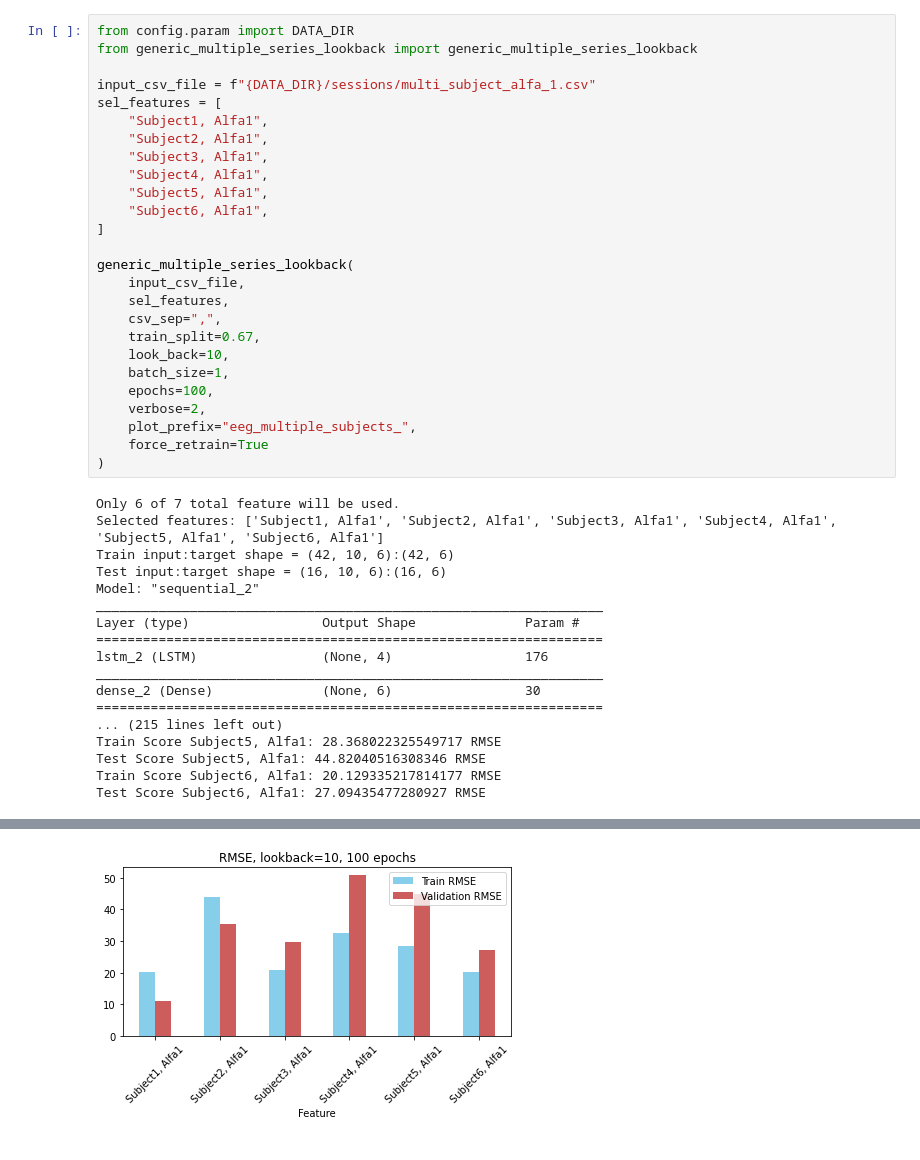
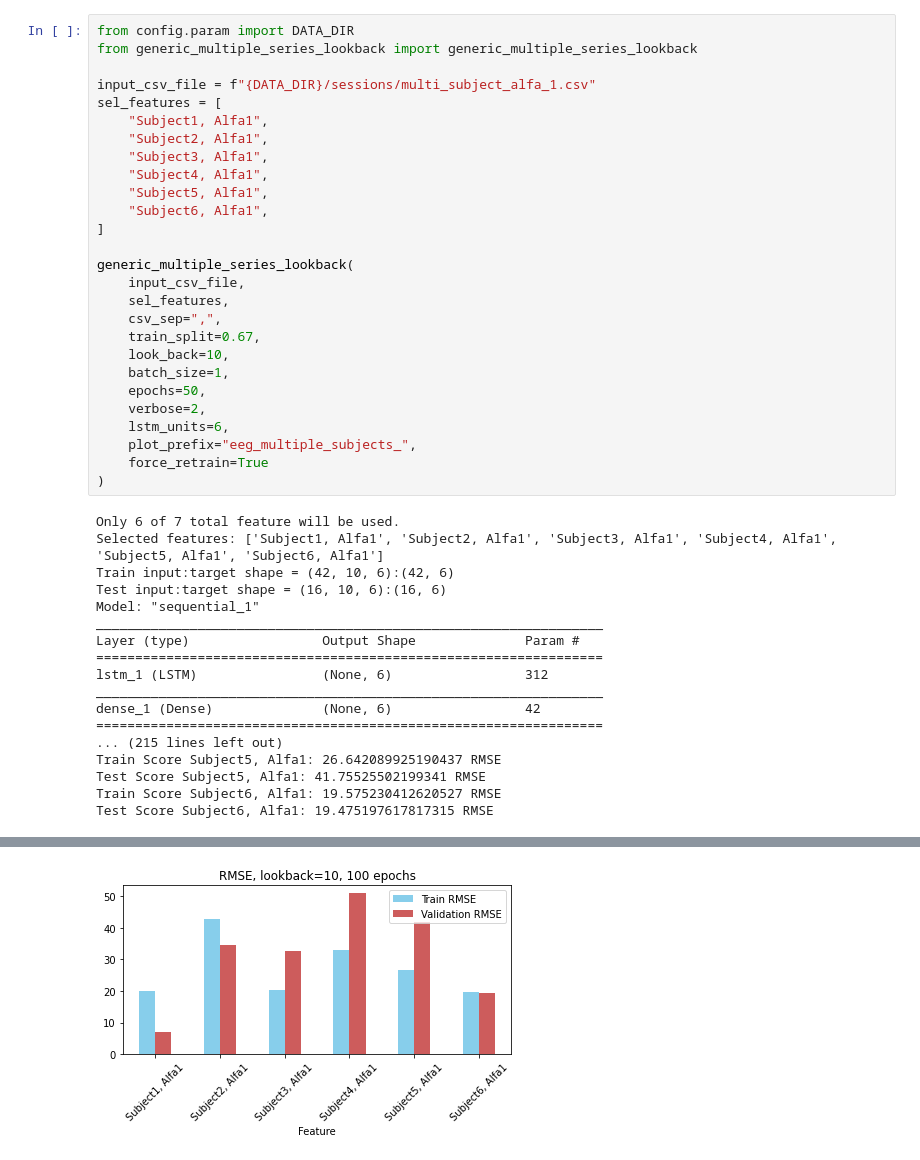
Before and after one commit to ivan-silva/eeg-time-series-prediction, a Jupyter notebook: series_prediction/multiple-series-lookback/testbenches/testbench_1_recursive.ipynb, the cells around one changed output, grey strips where cells are left out. Drawn from its saved outputs; the diff is of its cells as text.

```diff
--- a/series_prediction/multiple-series-lookback/testbenches/testbench_1_recursive.ipynb
+++ b/series_prediction/multiple-series-lookback/testbenches/testbench_1_recursive.ipynb
@@ -19,8 +19,9 @@ generic_multiple_series_lookback(
     train_split=0.67,
     look_back=10,
     batch_size=1,
-    epochs=100,
+    epochs=50,
     verbose=2,
+    lstm_units=6,
     plot_prefix="eeg_multiple_subjects_",
     force_retrain=True
 )
@@ -29,16 +30,16 @@ Only 6 of 7 total feature will be used.
 Selected features: ['Subject1, Alfa1', 'Subject2, Alfa1', 'Subject3, Alfa1', 'Subject4, Alfa1', 'Subject5, Alfa1', 'Subject6, Alfa1']
 Train input:target shape = (42, 10, 6):(42, 6)
 Test input:target shape = (16, 10, 6):(16, 6)
-Model: "sequential_2"
+Model: "sequential_1"
 _________________________________________________________________
 Layer (type)                 Output Shape              Param #
 =================================================================
-lstm_2 (LSTM)                (None, 4)                 176
+lstm_1 (LSTM)                (None, 6)                 312
 _________________________________________________________________
-dense_2 (Dense)              (None, 6)                 30
+dense_1 (Dense)              (None, 6)                 42
 =================================================================
 ... (215 lines left out)
-Train Score Subject5, Alfa1: 28.368022325549717 RMSE
-Test Score Subject5, Alfa1: 44.82040516308346 RMSE
-Train Score Subject6, Alfa1: 20.129335217814177 RMSE
-Test Score Subject6, Alfa1: 27.09435477280927 RMSE
+Train Score Subject5, Alfa1: 26.642089925190437 RMSE
+Test Score Subject5, Alfa1: 41.75525502199341 RMSE
+Train Score Subject6, Alfa1: 19.575230412620527 RMSE
+Test Score Subject6, Alfa1: 19.475197617817315 RMSE
@@ -49 +50 @@ INFO:tensorflow:Assets written to: models/eeg_multiple_subjects__model\assets
-[figure, old version]
+[figure, new version]
```
Also changed, not shown: parts of 1 cell of this notebook, 17 other files.
